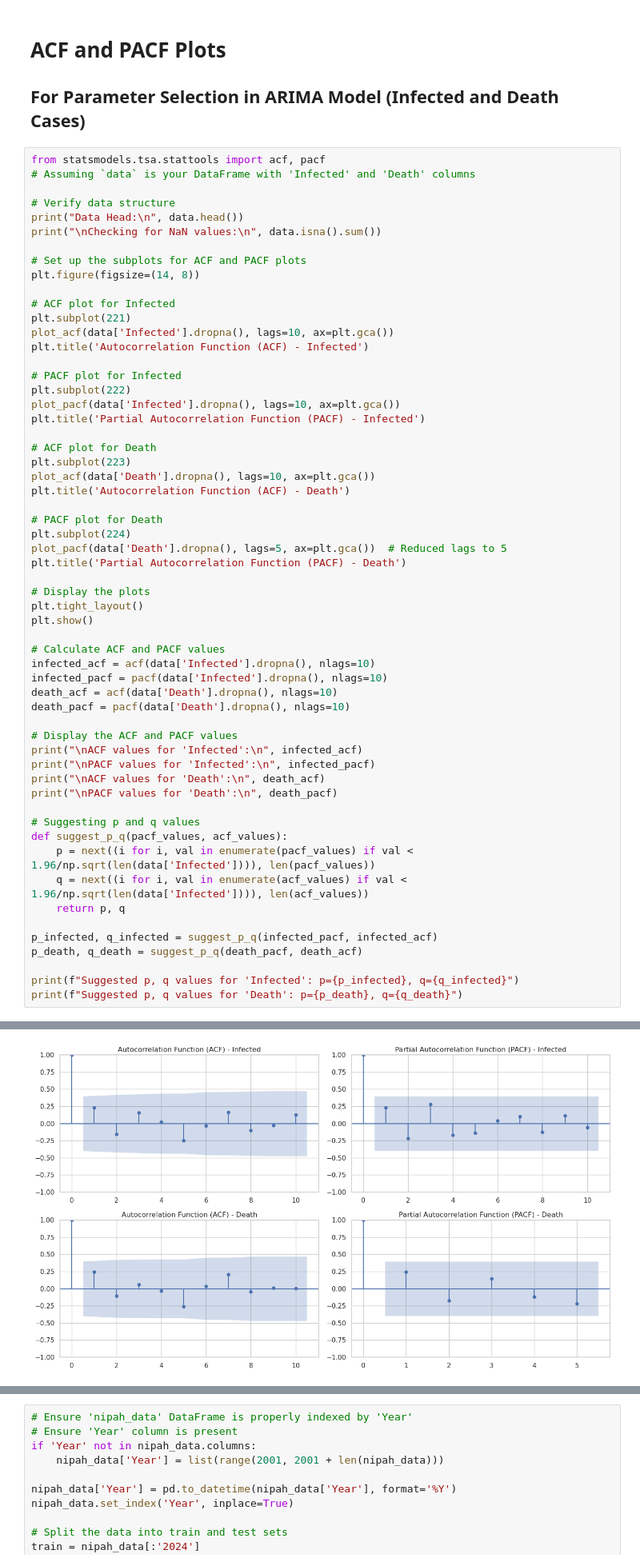
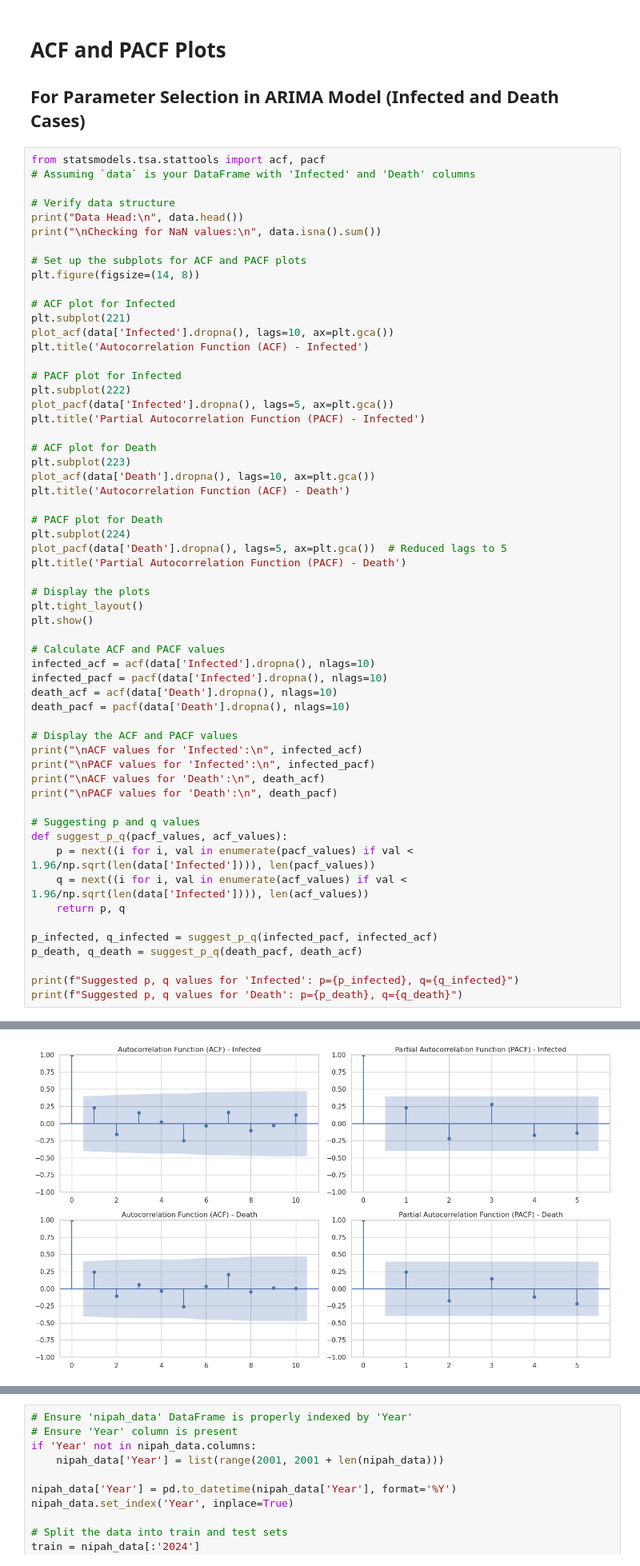
Before and after one commit to awnonbhowmik/NiV-Data-Analysis, a Jupyter notebook: analysis3.ipynb, the cells around one changed output, grey strips where cells are left out. Shown at 80% size. Saved outputs shown, nothing was run; the diff lists cells and outputs as text.

```diff
--- a/analysis3.ipynb
+++ b/analysis3.ipynb
@@ -863,7 +878,7 @@ plt.title('Autocorrelation Function (ACF) - Infected')
 
 # PACF plot for Infected
 plt.subplot(222)
-plot_pacf(data['Infected'].dropna(), lags=10, ax=plt.gca())
+plot_pacf(data['Infected'].dropna(), lags=5, ax=plt.gca())
 plt.title('Partial Autocorrelation Function (PACF) - Infected')
 
 # ACF plot for Death
@@ -890,34 +905,34 @@ death_pacf = pacf(data['Death'].dropna(), nlags=10)
 print("\nACF values for 'Infected':\n", infected_acf)
 print("\nPACF values for 'Infected':\n", infected_pacf)
 print("\nACF values for 'Death':\n", death_acf)
 print("\nPACF values for 'Death':\n", death_pacf)
 
 # Suggesting p and q values
 def suggest_p_q(pacf_values, acf_values):
     p = next((i for i, val in enumerate(pacf_values) if val < 1.96/np.sqrt(len(data['Infected']))), len(pacf_values))
     q = next((i for i, val in enumerate(acf_values) if val < 1.96/np.sqrt(len(data['Infected']))), len(acf_values))
     return p, q
 
 p_infected, q_infected = suggest_p_q(infected_pacf, infected_acf)
 p_death, q_death = suggest_p_q(death_pacf, death_acf)
 
 print(f"Suggested p, q values for 'Infected': p={p_infected}, q={q_infected}")
 print(f"Suggested p, q values for 'Death': p={p_death}, q={q_death}")
 # %% [output]
 Data Head:
              Infected  Death
 Year
 2001-01-01        16     11
 2002-01-01         0      0
 2003-01-01        15     10
 2004-01-01        65     48
 2005-01-01        17     16
 
 Checking for NaN values:
  Infected    0
 Death       0
 dtype: int64
-[figure, old version]
+[figure, new version]
 ACF values for 'Infected':
  [ 1.          0.22927    -0.15580224  0.15932038  0.02286057 -0.25082172
  -0.03197331  0.16538242 -0.1030448  -0.02620158  0.12382892]
```
Also changed, not shown: parts of 7 cells of this notebook, 20 other files.
